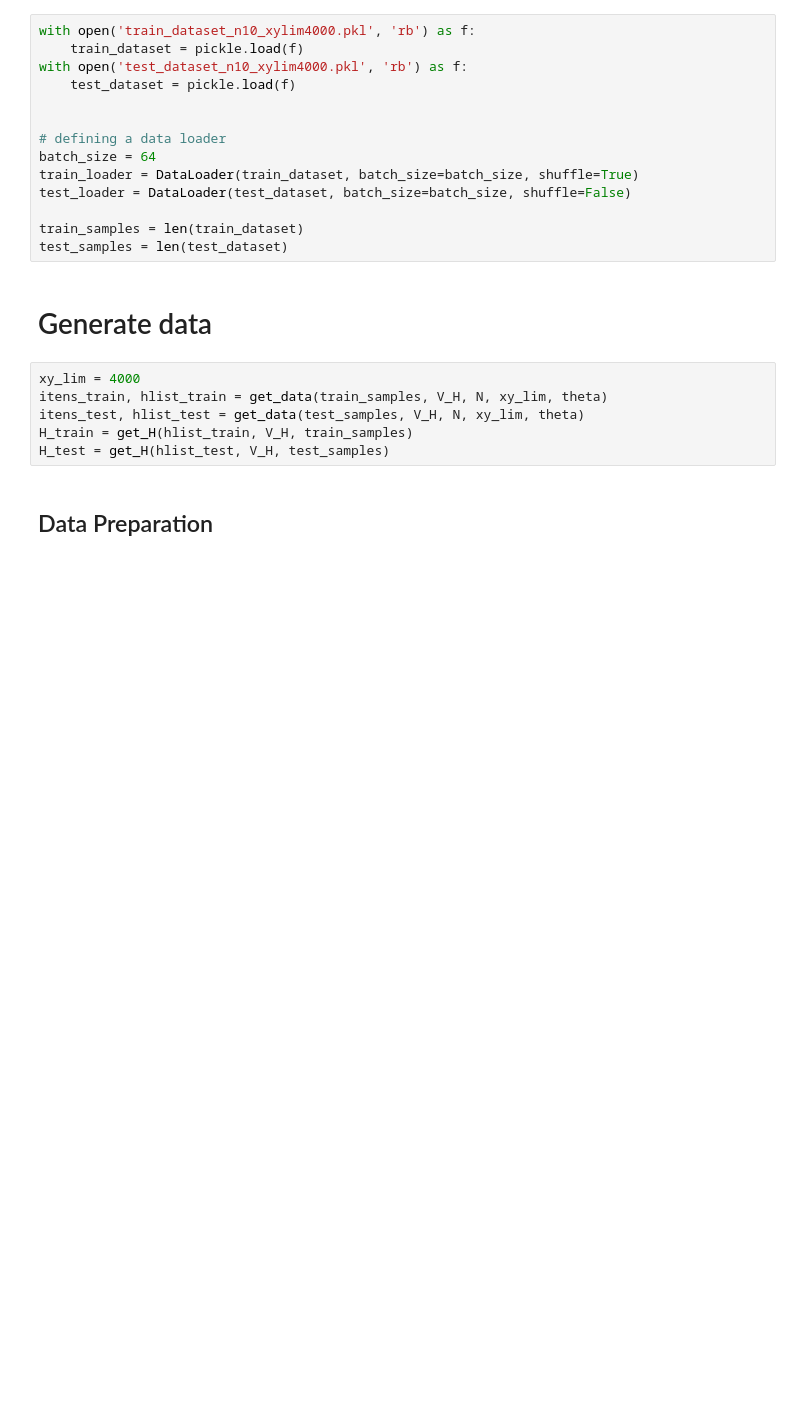
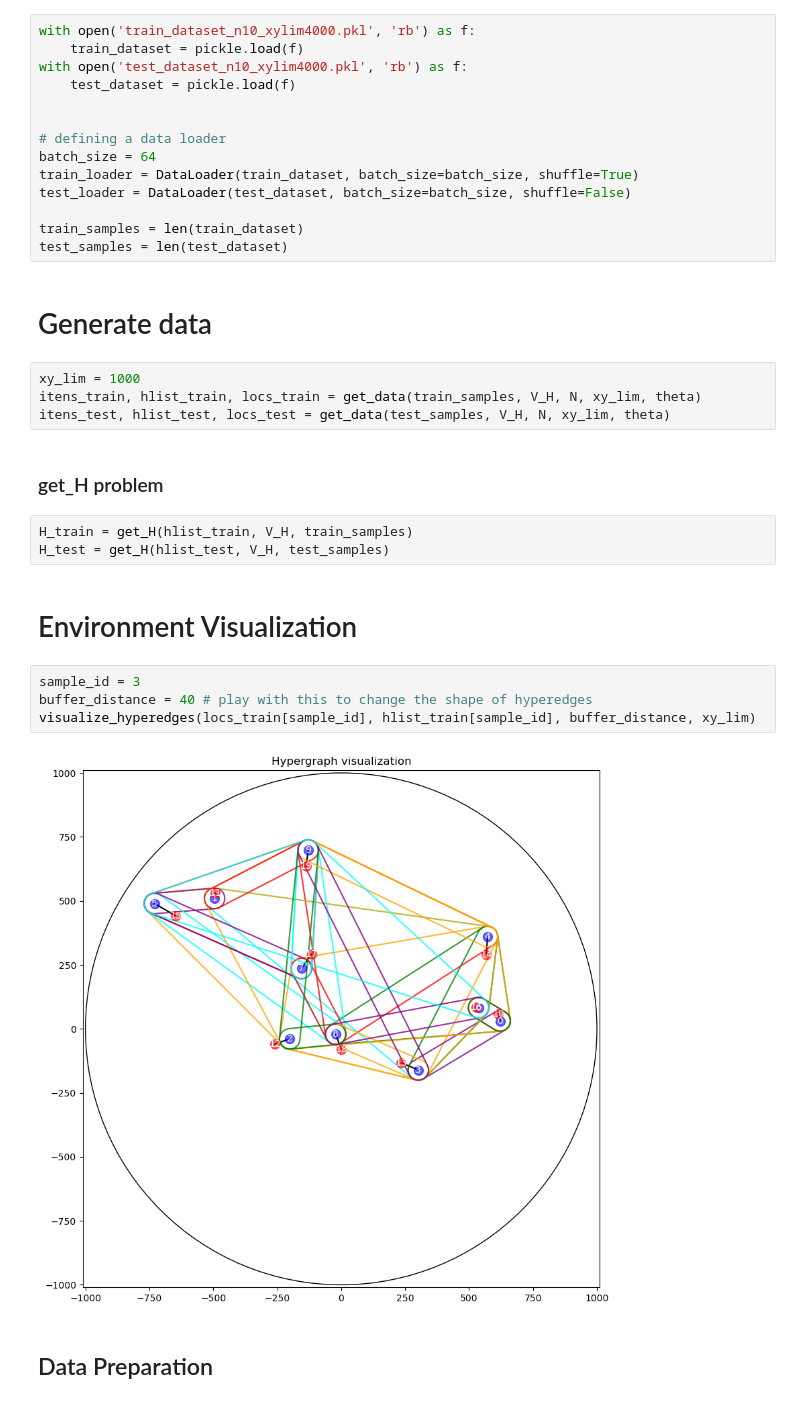
Before and after one commit to RostyslavUA/hyp-sched, a Jupyter notebook: playground.ipynb, the cells around one changed output. Saved outputs shown, nothing was run; the diff lists cells and outputs as text; blank space fills up the shorter version.

```diff
--- a/playground.ipynb
+++ b/playground.ipynb
@@ -74,11 +75,22 @@ test_samples = len(test_dataset)
 # %% [markdown]
 # Generate data
 # %%
-xy_lim = 4000
-itens_train, hlist_train = get_data(train_samples, V_H, N, xy_lim, theta)
-itens_test, hlist_test = get_data(test_samples, V_H, N, xy_lim, theta)
-H_train = get_H(hlist_train, V_H, train_samples)
-H_test = get_H(hlist_test, V_H, test_samples)
+xy_lim = 1000
+itens_train, hlist_train, locs_train = get_data(train_samples, V_H, N, xy_lim, theta)
+itens_test, hlist_test, locs_test = get_data(test_samples, V_H, N, xy_lim, theta)
+# %% [markdown]
+### get_H problem
+# %%
+H_train = get_H(hlist_train, V_H, train_samples)
+H_test = get_H(hlist_test, V_H, test_samples)
+# %% [markdown]
+# Environment Visualization
+# %%
+sample_id = 3
+buffer_distance = 40 # play with this to change the shape of hyperedges
+visualize_hyperedges(locs_train[sample_id], hlist_train[sample_id], buffer_distance, xy_lim)
+# %% [output]
+[figure, added]
 # %% [markdown]
 ## Data Preparation
 # %% [markdown]
```
Also changed, not shown: parts of 2 cells of this notebook, 2 other files.
